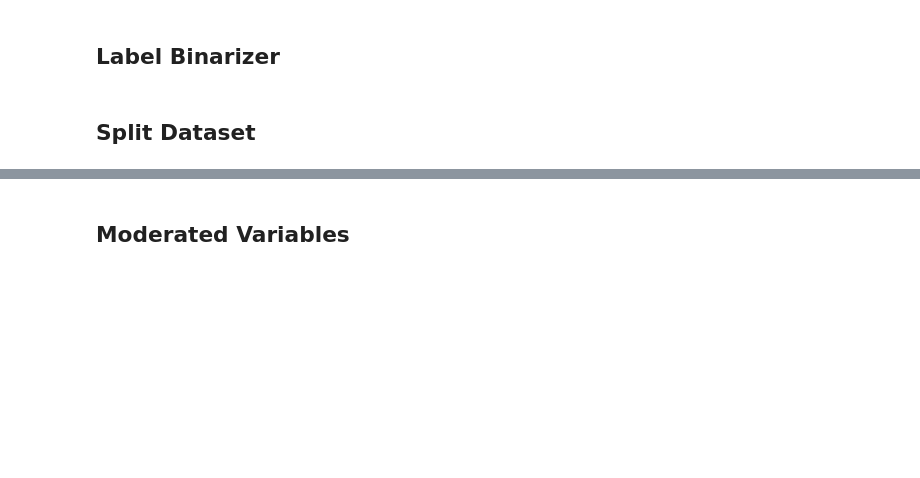
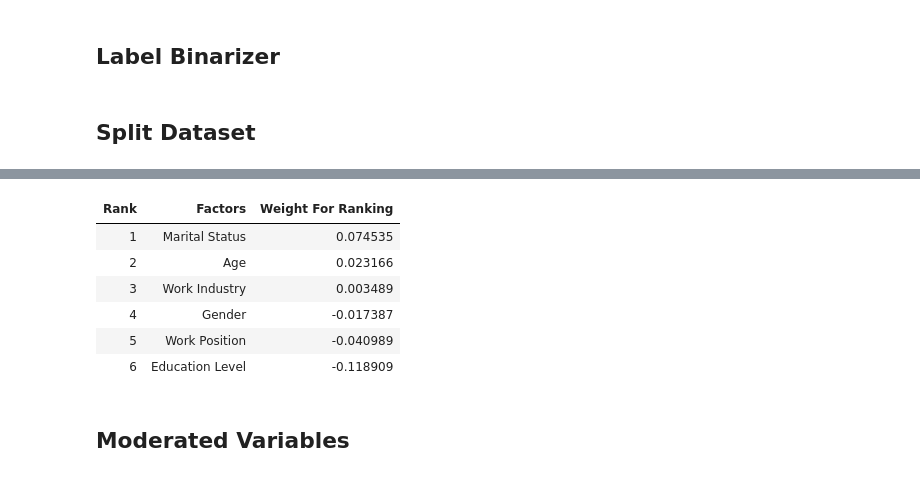
Before and after one commit to Neix20/FYP, a Jupyter notebook: Moderated Factor Analysis.ipynb, the cells around one changed output, grey strips where cells are left out. Saved outputs shown, nothing was run; the diff lists cells and outputs as text; code cells hidden in the pictures; blank space fills up the shorter version.

```diff
--- a/Moderated Factor Analysis.ipynb
+++ b/Moderated Factor Analysis.ipynb
@@ -84,3 +84,20 @@ for (ind, col_name) in enumerate(column_arr):
 
 # Change Data Type to int
 utaut_fac_df = utaut_fac_df.astype(int)
+# %%
+mod_fac_df = pd.DataFrame()
+
+column_arr = ["Age", "Gender", "Marital Status", "Education Level", "Work Industry", "Work Position"]
+
+for (ind, col_name) in enumerate(column_arr):
+    mod_fac_df[col_name] = df.iloc[:, 6 + ind]
+
+# Replace Values in Work Industry
+mod_fac_df = mod_fac_df.replace("Baking / Finance", "Banking / Finance")
+
+all_df_arr = [mod_fac_df, utaut_fac_df, df.iloc[:, [17, 18]]]
+
+all_df = pd.concat(all_df_arr, axis = 1)
+all_df.columns = all_df.columns.tolist()[:-2] + [col.split("[")[1][4:-1] for col in all_df.columns[-2:]]
+
+all_df
@@ -87,3 +118,32 @@ utaut_fac_df = utaut_fac_df.astype(int)
+# %%
+df_X = all_df.iloc[:, :6]
+df_Y = all_df.iloc[:, -2]
+
+func = spearmanr
+
+arr_list = []
+
+for col_ind in range(df_X.shape[1]):
+    name = df_X.columns[col_ind]
+    corr, p_val = func(df_X.iloc[:, col_ind], df_Y)
+    arr_list.append((col_ind ,name, corr))
+
+# Sort Column By Correlation Value
+arr_list = sorted(arr_list, key = lambda x : x[2], reverse = True)
+
+mbf_df = pd.DataFrame(arr_list, index = [i + 1 for i in range(len(arr_list))], columns = ["Rank" ,"Factors", "Weight For Ranking"])
+
+mbf_df["Rank"] = [ind + 1 for ind in range(mbf_df.shape[0])]
+
+mbf_df.style.hide_index()
+# %% [output]
+| Rank | Factors | Weight For Ranking |
+| 1 | Marital Status | 0.074535 |
+| 2 | Age | 0.023166 |
+| 3 | Work Industry | 0.003489 |
+| 4 | Gender | -0.017387 |
+| 5 | Work Position | -0.040989 |
+| 6 | Education Level | -0.118909 |
 # %% [markdown]
 ## Moderated Variables
 # %%
```
Also changed, not shown: parts of 1 cell of this notebook, 7 other files.
